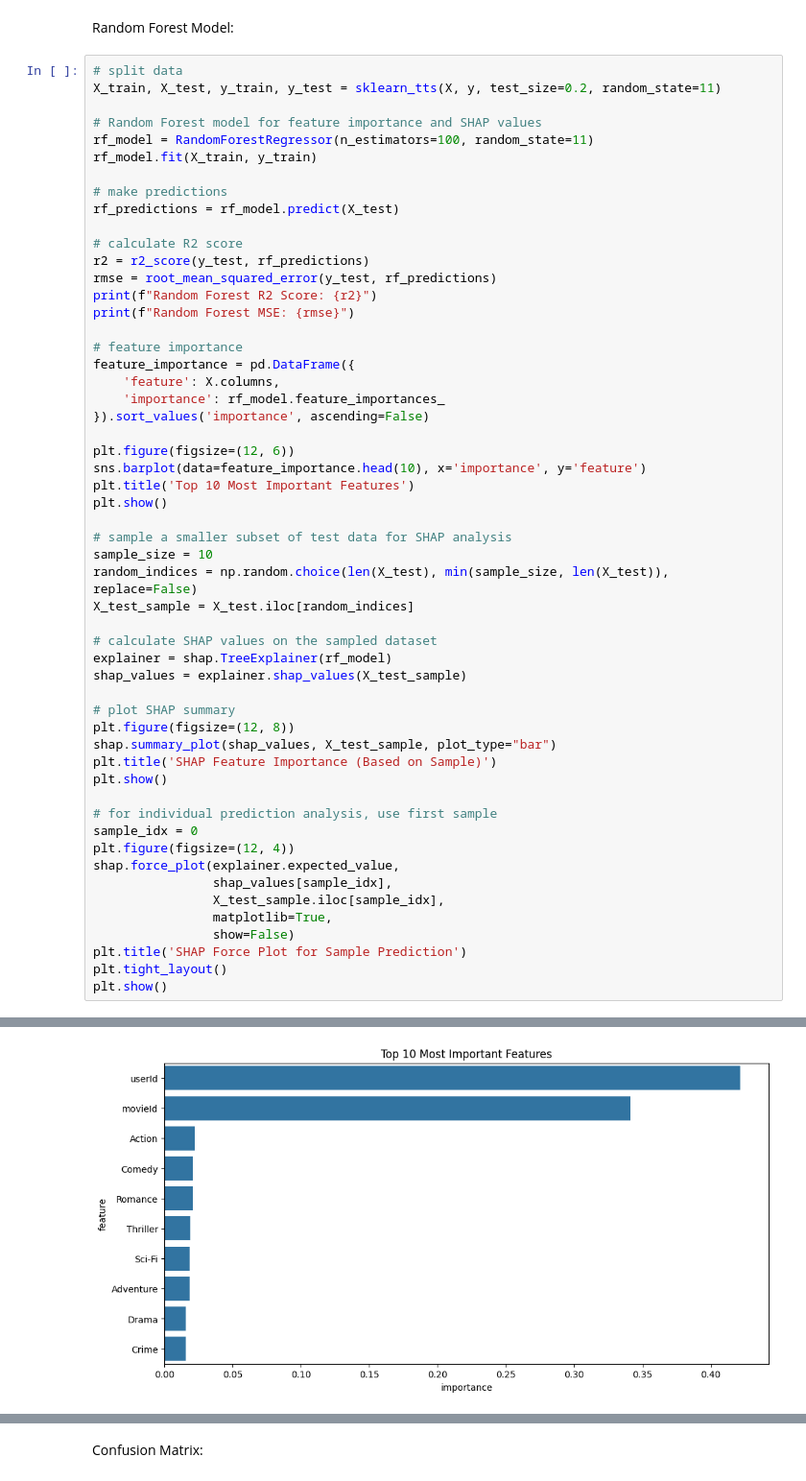
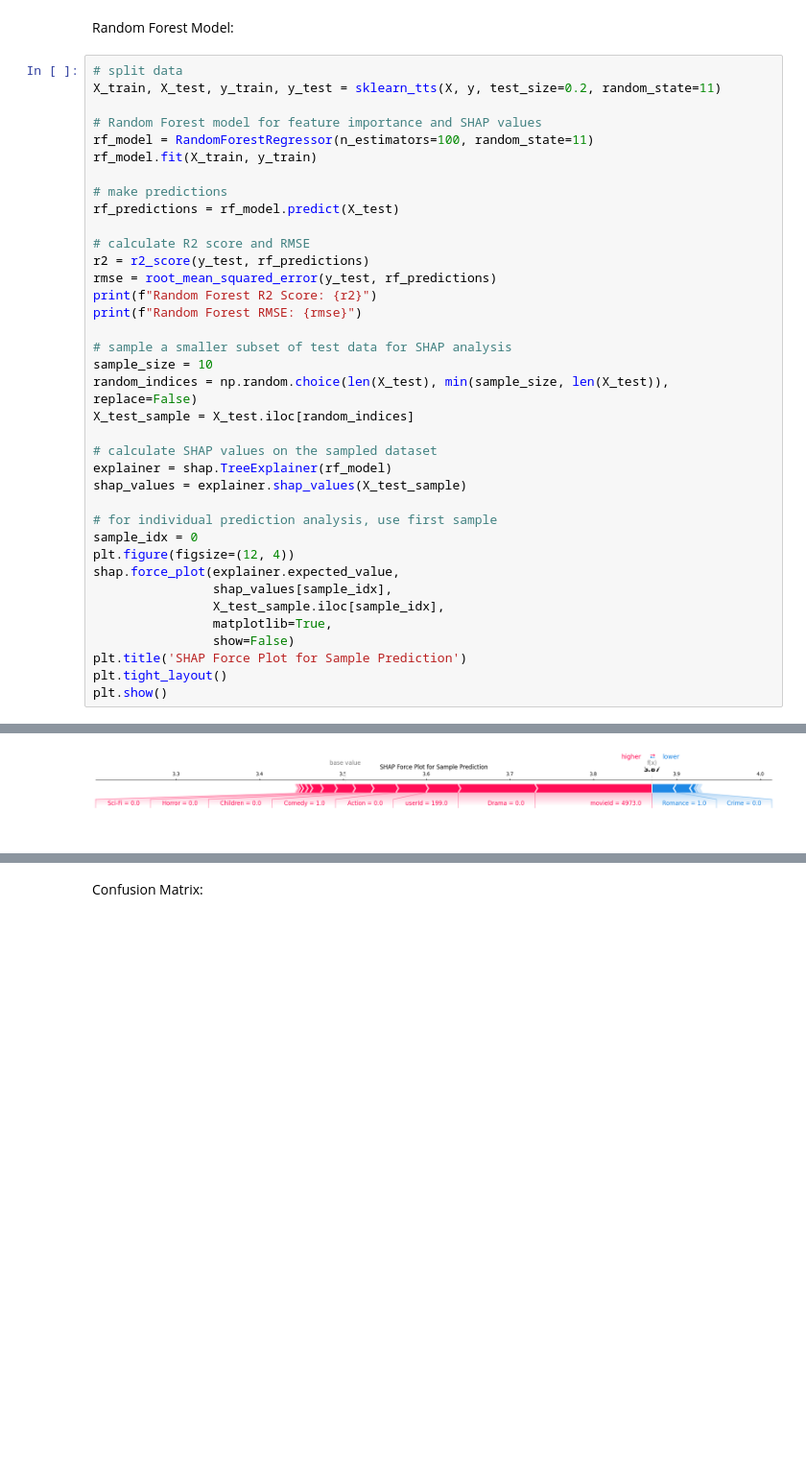
Before and after one commit to gorbe2002/movie-recommendation-system, a Jupyter notebook: main.ipynb, the cells around one changed output, grey strips where cells are left out. Shown: that part at 96% size. Saved outputs shown, nothing was run; the diff lists cells and outputs as text; blank space fills up the shorter version.

Commit message:
updated SHAP visuals

```diff
--- a/main.ipynb
+++ b/main.ipynb
@@ -278,22 +278,11 @@ rf_model.fit(X_train, y_train)
 # make predictions
 rf_predictions = rf_model.predict(X_test)
 
-# calculate R2 score
+# calculate R2 score and RMSE
 r2 = r2_score(y_test, rf_predictions)
 rmse = root_mean_squared_error(y_test, rf_predictions)
 print(f"Random Forest R2 Score: {r2}")
-print(f"Random Forest MSE: {rmse}")
-
-# feature importance
-feature_importance = pd.DataFrame({
-    'feature': X.columns,
-    'importance': rf_model.feature_importances_
-}).sort_values('importance', ascending=False)
-
-plt.figure(figsize=(12, 6))
-sns.barplot(data=feature_importance.head(10), x='importance', y='feature')
-plt.title('Top 10 Most Important Features')
-plt.show()
+print(f"Random Forest RMSE: {rmse}")
 
 # sample a smaller subset of test data for SHAP analysis
 sample_size = 10
@@ -303,12 +292,6 @@ X_test_sample = X_test.iloc[random_indices]
 # calculate SHAP values on the sampled dataset
 explainer = shap.TreeExplainer(rf_model)
 shap_values = explainer.shap_values(X_test_sample)
-
-# plot SHAP summary
-plt.figure(figsize=(12, 8))
-shap.summary_plot(shap_values, X_test_sample, plot_type="bar")
-plt.title('SHAP Feature Importance (Based on Sample)')
-plt.show()
 
 # for individual prediction analysis, use first sample
 sample_idx = 0
@@ -327 +311 @@ Random Forest MSE: 0.9577764670625324
-[figure, old version]
+[figure, new version]
```
Also changed, not shown: parts of 2 cells of this notebook.
